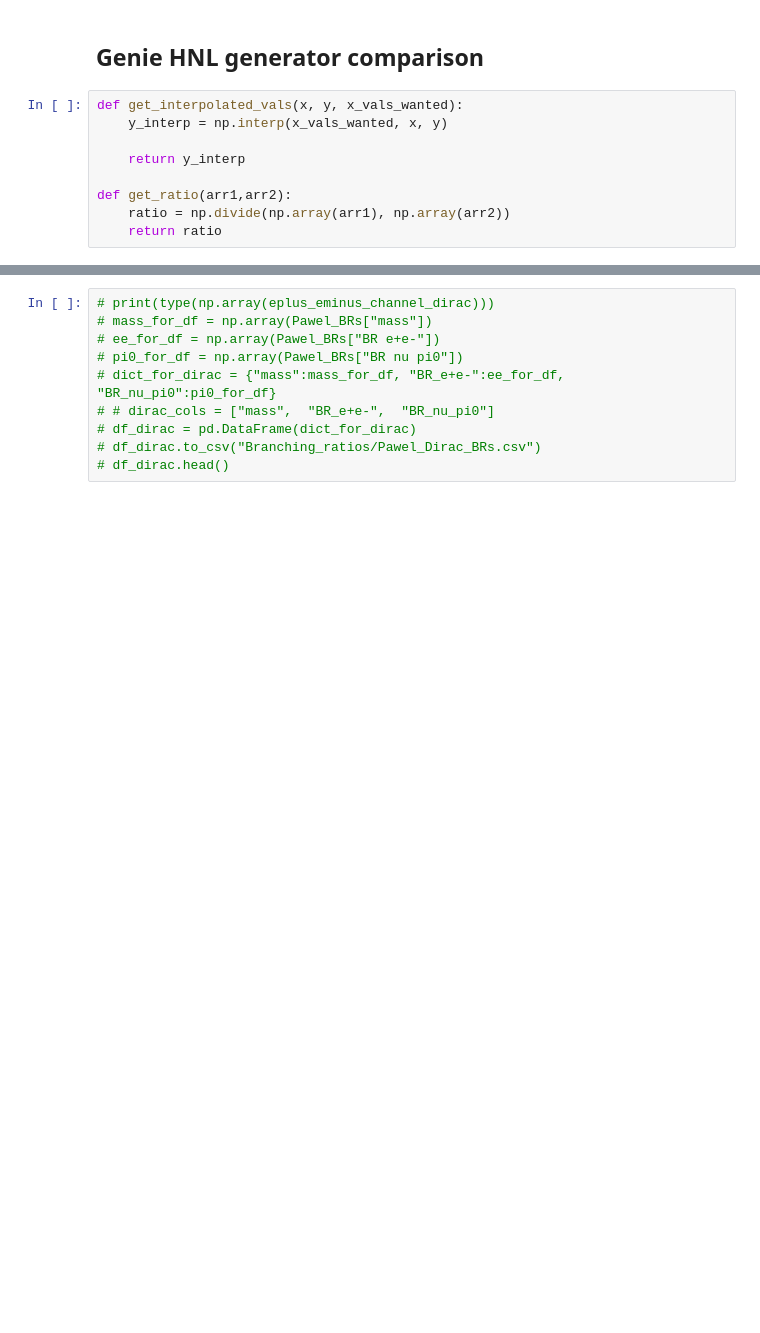
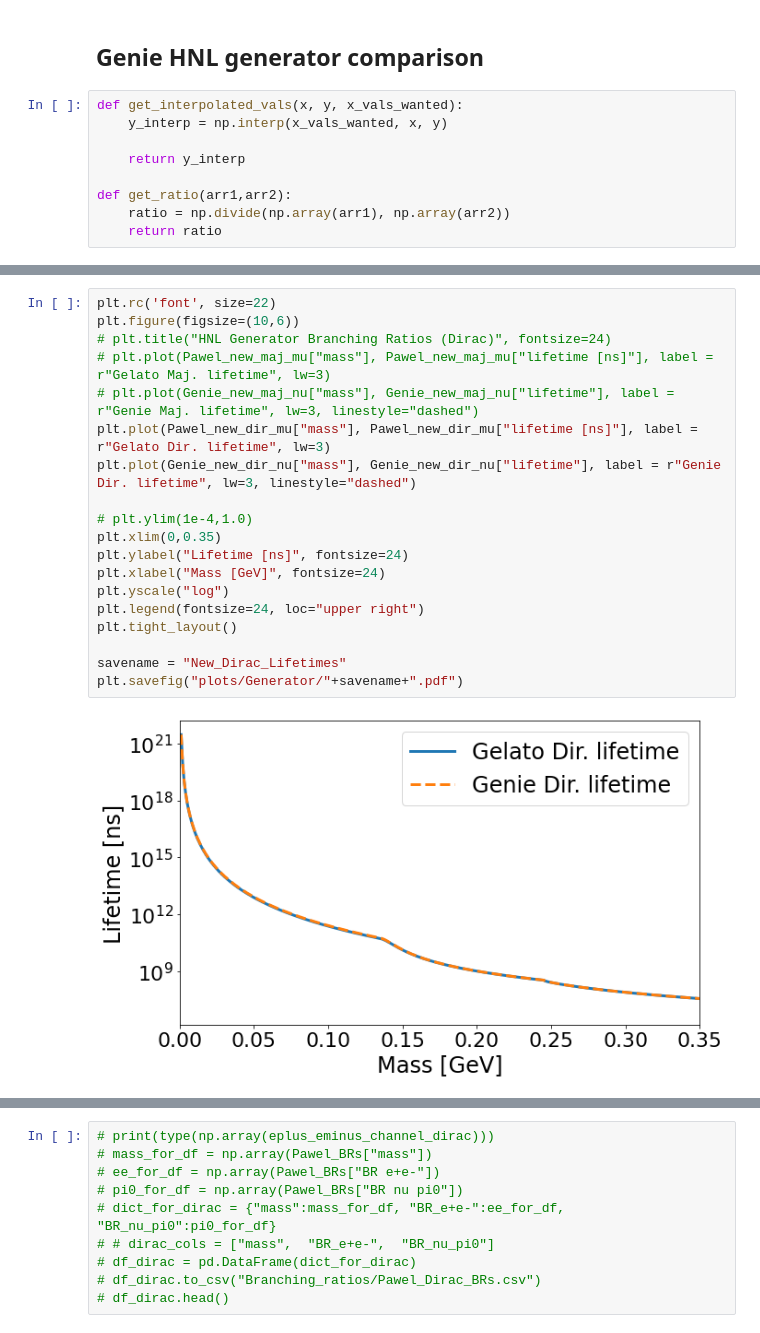
Before and after one commit to dmarsden01/uboone_HNL_analysis, a Jupyter notebook: Rough_rate_calculation.ipynb, the cells around one changed output, grey strips where cells are left out. Saved outputs shown, nothing was run; the diff lists cells and outputs as text; blank space fills up the shorter version.

```diff
--- a/Rough_rate_calculation.ipynb
+++ b/Rough_rate_calculation.ipynb
@@ -49,0 +238,21 @@ Davide_pi0 = pd.read_csv("Branching_ratios/Davide_pi0_mu_like.csv",names=cols)
+# %%
+plt.rc('font', size=22)
+plt.figure(figsize=(10,6))
+# plt.title("HNL Generator Branching Ratios (Dirac)", fontsize=24)
+# plt.plot(Pawel_new_maj_mu["mass"], Pawel_new_maj_mu["lifetime [ns]"], label = r"Gelato Maj. lifetime", lw=3)
+# plt.plot(Genie_new_maj_nu["mass"], Genie_new_maj_nu["lifetime"], label = r"Genie Maj. lifetime", lw=3, linestyle="dashed")
+plt.plot(Pawel_new_dir_mu["mass"], Pawel_new_dir_mu["lifetime [ns]"], label = r"Gelato Dir. lifetime", lw=3)
+plt.plot(Genie_new_dir_nu["mass"], Genie_new_dir_nu["lifetime"], label = r"Genie Dir. lifetime", lw=3, linestyle="dashed")
+
+# plt.ylim(1e-4,1.0)
+plt.xlim(0,0.35)
+plt.ylabel("Lifetime [ns]", fontsize=24)
+plt.xlabel("Mass [GeV]", fontsize=24)
+plt.yscale("log")
+plt.legend(fontsize=24, loc="upper right")
+plt.tight_layout()
+
+savename = "New_Dirac_Lifetimes"
+plt.savefig("plots/Generator/"+savename+".pdf")
+# %% [output]
+[figure, added]
```
Also changed, not shown: parts of 17 cells of this notebook, 3 other files.
